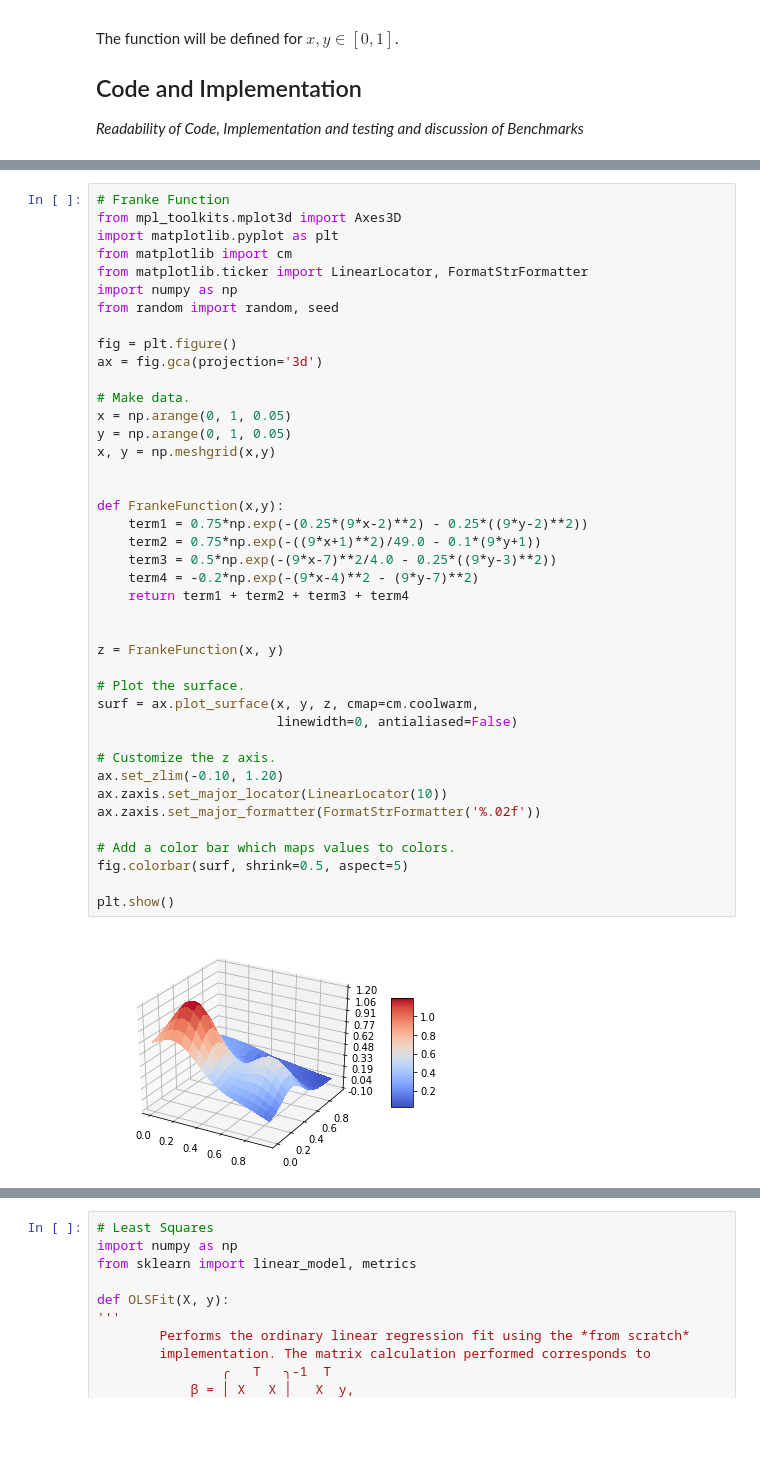
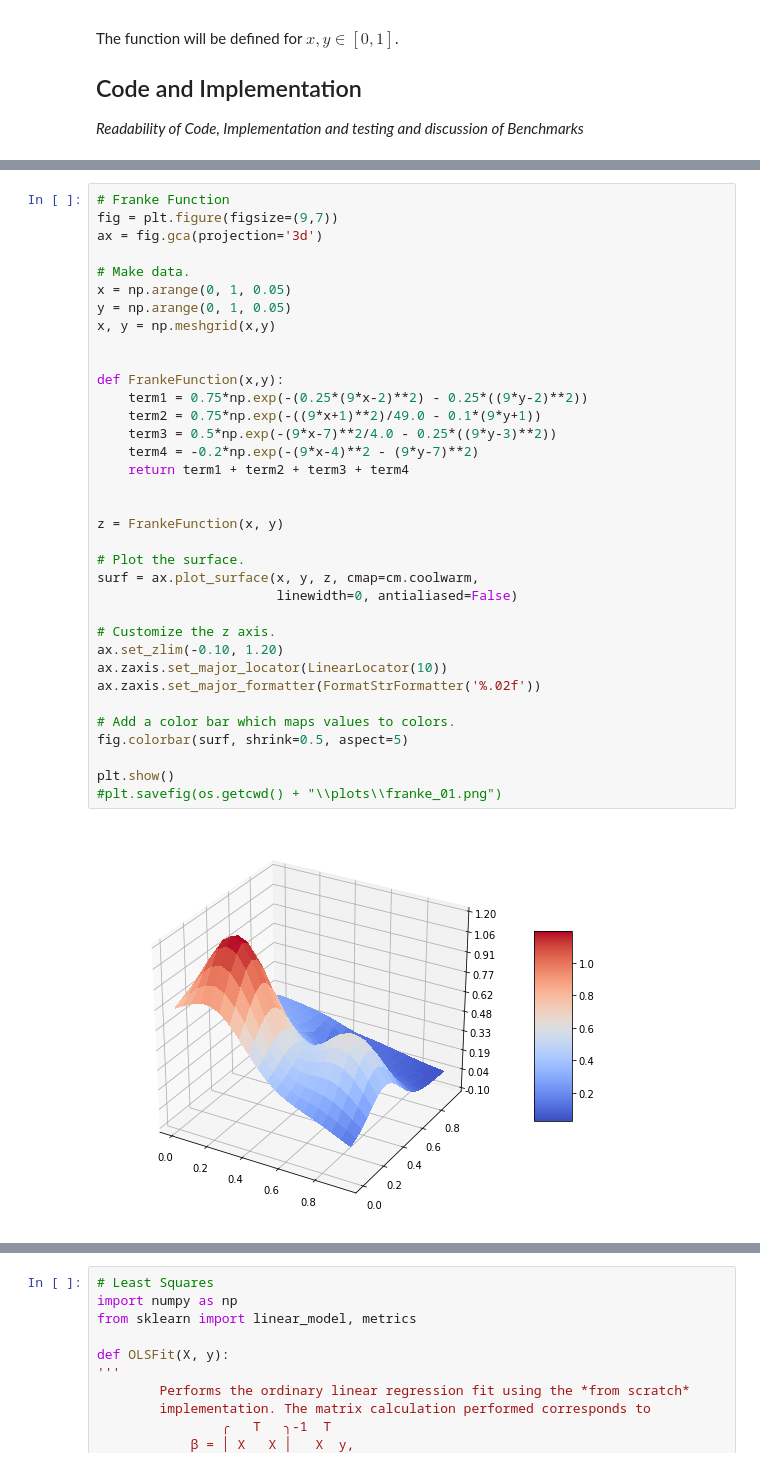
Before and after one commit to lenlehm/Credit_Card_Analysis, a Jupyter notebook: RegressionAnalysisAndResampling.ipynb, the cells around one changed output, grey strips where cells are left out. Cells and saved outputs as stored; diff of their text form; blank space fills up the shorter version.

```diff
--- a/RegressionAnalysisAndResampling.ipynb
+++ b/RegressionAnalysisAndResampling.ipynb
@@ -183,43 +194,37 @@ The function will be defined for $x,y\in [0,1]$.
 # %%
 # Franke Function
-from mpl_toolkits.mplot3d import Axes3D
-import matplotlib.pyplot as plt
-from matplotlib import cm
-from matplotlib.ticker import LinearLocator, FormatStrFormatter
-import numpy as np
-from random import random, seed
-
-fig = plt.figure()
+fig = plt.figure(figsize=(9,7))
 ax = fig.gca(projection='3d')
 
 # Make data.
 x = np.arange(0, 1, 0.05)
 y = np.arange(0, 1, 0.05)
 x, y = np.meshgrid(x,y)
 
 
 def FrankeFunction(x,y):
     term1 = 0.75*np.exp(-(0.25*(9*x-2)**2) - 0.25*((9*y-2)**2))
     term2 = 0.75*np.exp(-((9*x+1)**2)/49.0 - 0.1*(9*y+1))
     term3 = 0.5*np.exp(-(9*x-7)**2/4.0 - 0.25*((9*y-3)**2))
     term4 = -0.2*np.exp(-(9*x-4)**2 - (9*y-7)**2)
     return term1 + term2 + term3 + term4
 
 
 z = FrankeFunction(x, y)
 
 # Plot the surface.
 surf = ax.plot_surface(x, y, z, cmap=cm.coolwarm,
                        linewidth=0, antialiased=False)
 
 # Customize the z axis.
 ax.set_zlim(-0.10, 1.20)
 ax.zaxis.set_major_locator(LinearLocator(10))
 ax.zaxis.set_major_formatter(FormatStrFormatter('%.02f'))
 
 # Add a color bar which maps values to colors.
 fig.colorbar(surf, shrink=0.5, aspect=5)
 
 plt.show()
+#plt.savefig(os.getcwd() + "\\plots\\franke_01.png")
 # %% [output]
-[figure, old version]
+[figure, new version]
```
Also changed, not shown: parts of 2 cells of this notebook, 3 other files.
